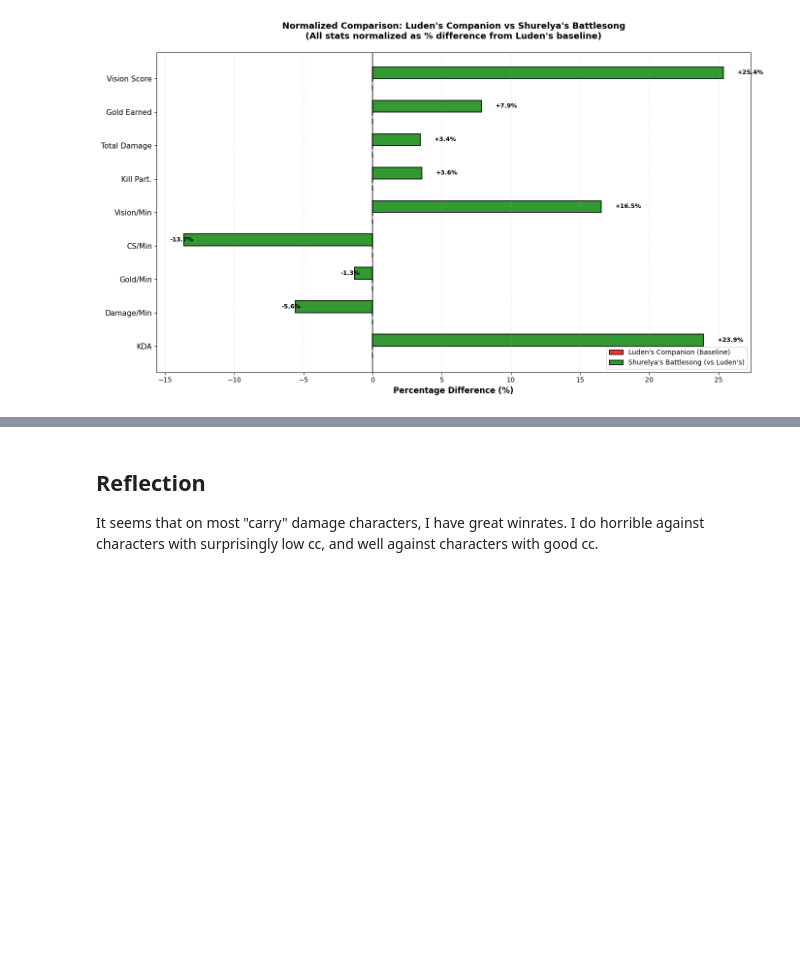
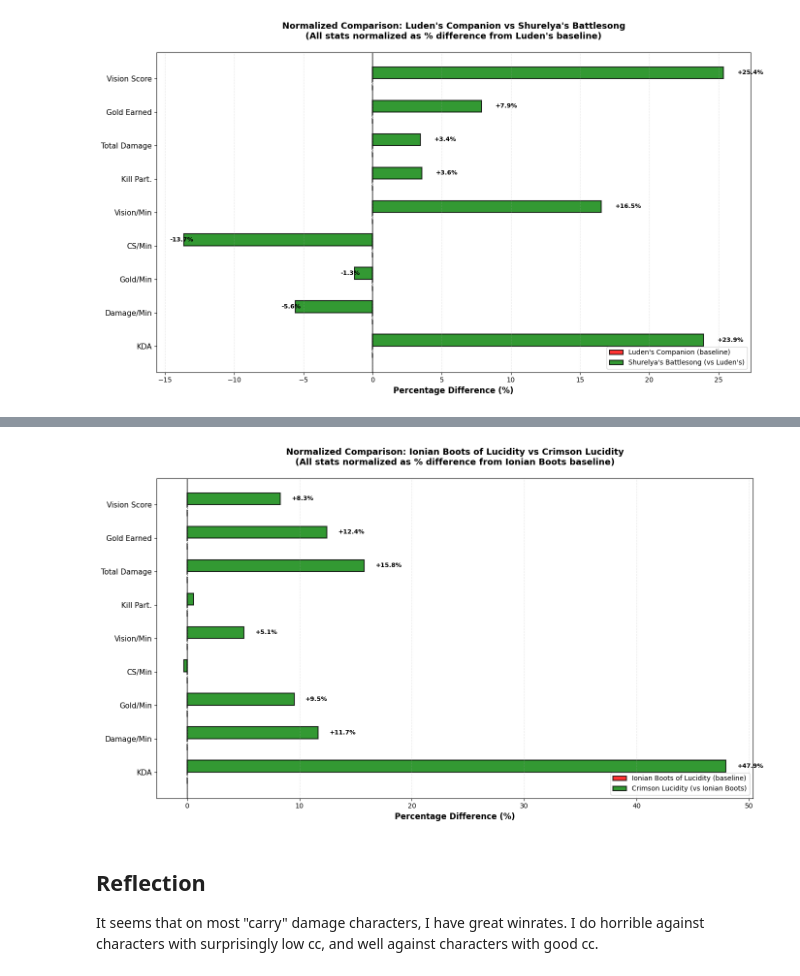
Before and after one commit to marcusotterstad/notebooks, a Jupyter notebook: notebooks/champion_analysis.ipynb, the cells around one changed output, grey strips where cells are left out. Drawn from its saved outputs; the diff is of its cells as text; code cells hidden in the pictures; blank space fills up the shorter version.

```diff
--- a/notebooks/champion_analysis.ipynb
+++ b/notebooks/champion_analysis.ipynb
@@ -446,3 +543,85 @@ plt.show()
+# %%
+# Normalized percentage comparison chart
+comparison_stats_normalized = {
+    'KDA': 'kda',
+    'Damage/Min': 'damagePerMin',
+    'Gold/Min': 'goldPerMin',
+    'CS/Min': 'csPerMin',
+    'Vision/Min': 'visionScorePerMin',
+    'Kill Part.': 'killParticipation',
+    'Total Damage': 'totalDamageDealtToChampions',
+    'Gold Earned': 'goldEarned',
+    'Vision Score': 'visionScore'
+}
+
+# Calculate percentage differences (Crimson Lucidity relative to Ionian Boots)
+normalized_data = []
+for label, stat in comparison_stats_normalized.items():
+    ionian_val = ionian_boots_games[stat].mean()
+    crimson_val = crimson_lucidity_games[stat].mean()
+
+    if ionian_val != 0:
+        pct_diff = ((crimson_val - ionian_val) / ionian_val) * 100
+    else:
+        pct_diff = 0
+
+    normalized_data.append({
+        'Stat': label,
+        'Ionian Boots %': 0,  # Baseline at 0%
+        'Crimson Lucidity %': pct_diff
+    })
+
+normalized_df = pd.DataFrame(normalized_data)
+
+# Create the visualization
+fig, ax = plt.subplots(figsize=(14, 8))
+
+x = np.arange(len(normalized_df))
+width = 0.35
+
+# Create bars - Ionian Boots at baseline (0), Crimson Lucidity as percentage difference
+# Red for Ionian Boots, Green for Crimson Lucidity
+ionian_values = normalized_df['Ionian Boots %'].values
+crimson_values = normalized_df['Crimson Lucidity %'].values
+
+# Create bars with explicit colors
+bars1 = ax.barh(x - width/2, ionian_values, width,
+                label='Ionian Boots of Lucidity (baseline)',
+                color='red', alpha=0.8, edgecolor='black', linewidth=1.5)
+bars2 = ax.barh(x + width/2, crimson_values, width,
+                label='Crimson Lucidity (vs Ionian Boots)',
+                color='green', alpha=0.8, edgecolor='black', linewidth=1.5)
+
+# Force set colors explicitly using facecolor (more reliable than color)
+for i, bar in enumerate(bars1):
+    bar.set_facecolor('red')
+    bar.set_edgecolor('black')
+for i, bar in enumerate(bars2):
+    bar.set_facecolor('green')
+    bar.set_edgecolor('black')
+
+# Add value labels on bars
+for i, (idx, row) in enumerate(normalized_df.iterrows()):
+    crimson_pct = row['Crimson Lucidity %']
+    ax.text(0 + (1 if 0 > 0 else -1), i - width/2,
+            '0.0%', va='center', fontweight='bold', fontsize=9, color='white')
+    if abs(crimson_pct) > 1:
+        ax.text(crimson_pct + (1 if crimson_pct > 0 else -1), i + width/2,
+                f'{crimson_pct:+.1f}%', va='center', fontweight='bold', fontsize=9)
+
+ax.set_xlabel('Percentage Difference (%)', fontsize=12, fontweight='bold')
+ax.set_title('Normalized Comparison: Ionian Boots of Lucidity vs Crimson Lucidity\n(All stats normalized as % difference from Ionian Boots baseline)',
+             fontsize=13, fontweight='bold', pad=20)
+ax.set_yticks(x)
+ax.set_yticklabels(normalized_df['Stat'], fontsize=11)
+ax.axvline(x=0, color='black', linestyle='-', linewidth=2, alpha=0.5)
+ax.legend(loc='lower right', fontsize=10)
+ax.grid(axis='x', alpha=0.3, linestyle='--')
+
+plt.tight_layout()
+plt.show()
+# %% [output]
+[figure, added]
 # %% [markdown]
 ## Reflection
 It seems that on most "carry" damage characters, I have great winrates. I do horrible against characters with surprisingly low cc, and well against characters with good cc.
```
Also changed, not shown: parts of 5 cells of this notebook.
